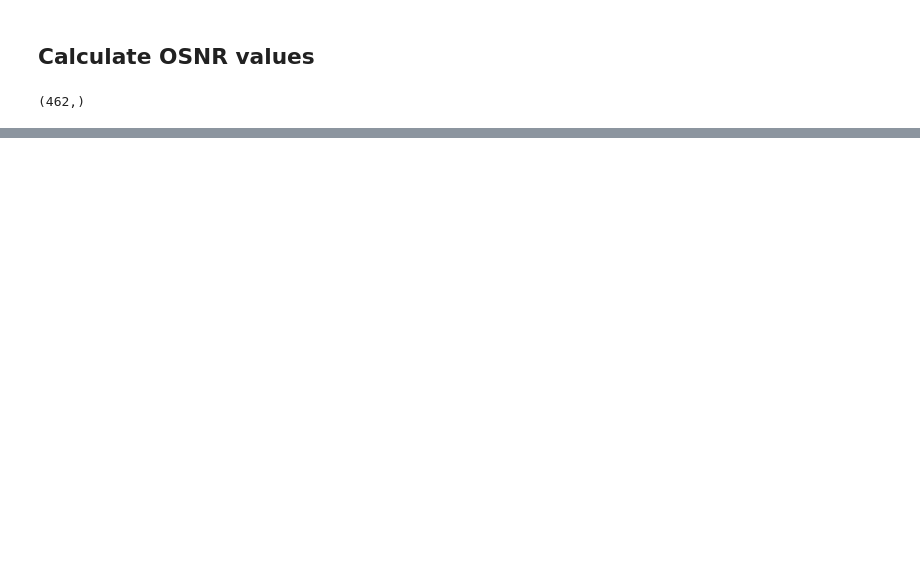
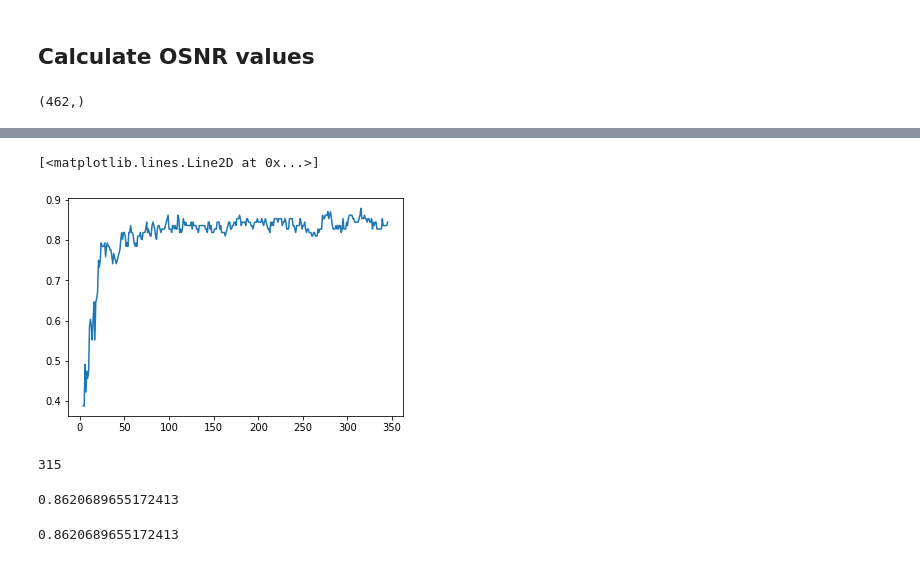
Before and after one commit to paatrycjaa/QoT_estimation, a Jupyter notebook: Testing.ipynb, the cells around one changed output, grey strips where cells are left out. Cells and saved outputs as stored; diff of their text form; code cells hidden in the pictures; blank space fills up the shorter version.

```diff
--- a/Testing.ipynb
+++ b/Testing.ipynb
@@ -232,0 +330,29 @@ array([2., 2., 2., 2., 1., 0., 0., 2., 2., 1., 0., 1., 0., 0., 1., 2., 1.,
+# %%
+B1_values=[]
+acc_values=[]
+# %%
+for n in range(int(math.sqrt(n_B)),len(X_train)):
+    rf = RandomForestRegressor(n_estimators =best_treeN,max_depth=best_depth,max_samples=n, bootstrap=True,max_features="auto", random_state = 42)
+    rf.fit(X_train, Y_train);
+    predictions = rf.predict(X_test)
+    predictions=np.round(predictions,0)
+    acc_values.append(np.sum(predictions==Y_test)/len(Y_test))
+    B1_values.append(n)
+# %%
+plot(B1_values,acc_values)
+# %% [output]
+[<matplotlib.lines.Line2D at 0x...>]
+[figure, added]
+# %%
+best_bootstrap=[x for (x,y) in zip(B1_values,acc_values) if y==max(acc_values)][0]
+best_bootstrap
+# %% [output]
+315
+# %%
+acc_values[315]
+# %% [output]
+0.8620689655172413
+# %%
+acc_values[106]
+# %% [output]
+0.8620689655172413
```
Also changed, not shown: parts of 42 cells of this notebook, 1 other file.
